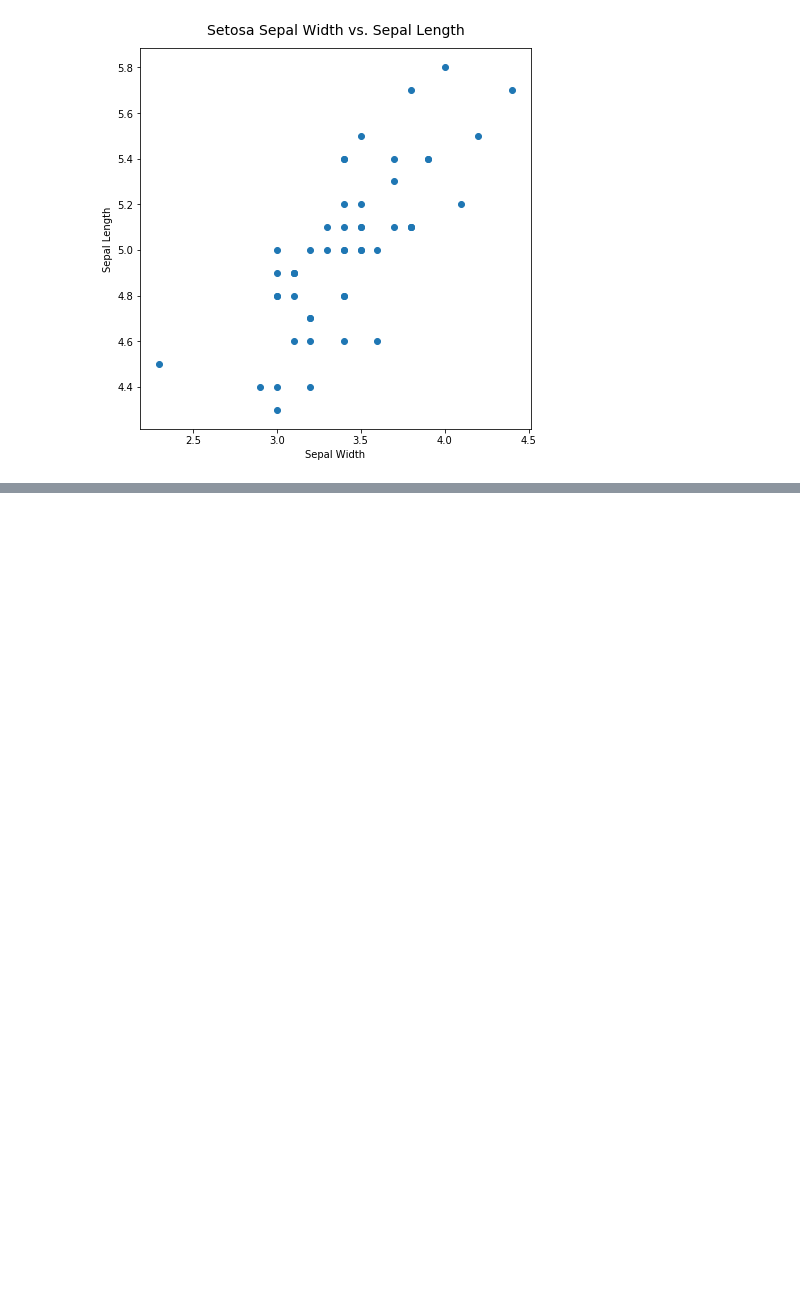
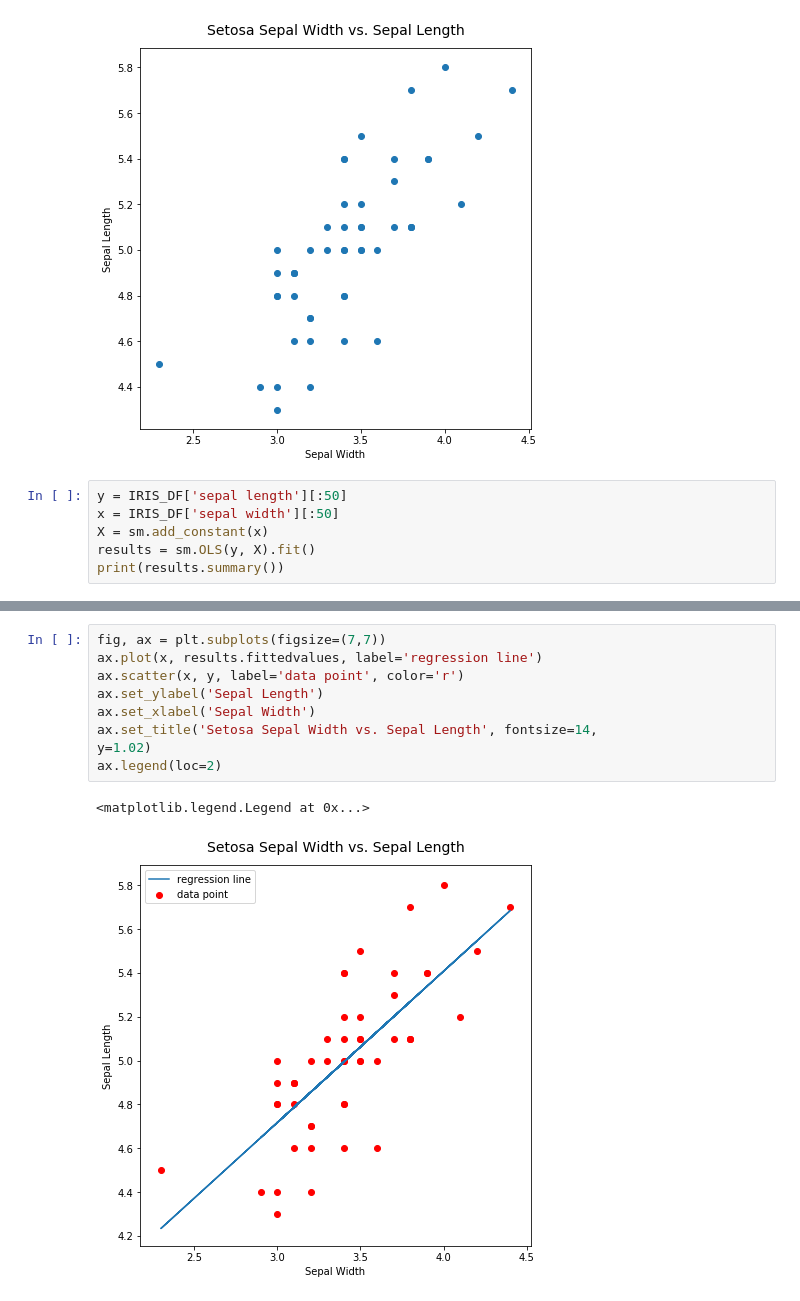
Before and after one commit to gr4vytr0n/blueprints, a Jupyter notebook: model_evaluate/model_evaluate.ipynb, the cells around one changed output, grey strips where cells are left out. Saved outputs shown, nothing was run; the diff lists cells and outputs as text; blank space fills up the shorter version.

```diff
--- a/model_evaluate/model_evaluate.ipynb
+++ b/model_evaluate/model_evaluate.ipynb
@@ -22,3 +22,9 @@ ax.set_title('Setosa Sepal Width vs. Sepal Length', fontsize=14, y=1.02)
 # %% [output]
 Text(0.5,1.02,'Setosa Sepal Width vs. Sepal Length')
 [figure]
+# %%
+y = IRIS_DF['sepal length'][:50]
+x = IRIS_DF['sepal width'][:50]
+X = sm.add_constant(x)
+results = sm.OLS(y, X).fit()
+print(results.summary())
@@ -24,0 +49,12 @@ Text(0.5,1.02,'Setosa Sepal Width vs. Sepal Length')
+# %%
+fig, ax = plt.subplots(figsize=(7,7))
+ax.plot(x, results.fittedvalues, label='regression line')
+ax.scatter(x, y, label='data point', color='r')
+ax.set_ylabel('Sepal Length')
+ax.set_xlabel('Sepal Width')
+ax.set_title('Setosa Sepal Width vs. Sepal Length', fontsize=14,
+y=1.02)
+ax.legend(loc=2)
+# %% [output]
+<matplotlib.legend.Legend at 0x...>
+[figure, added]
```
Also changed, not shown: parts of 1 cell of this notebook, 2 other files.
